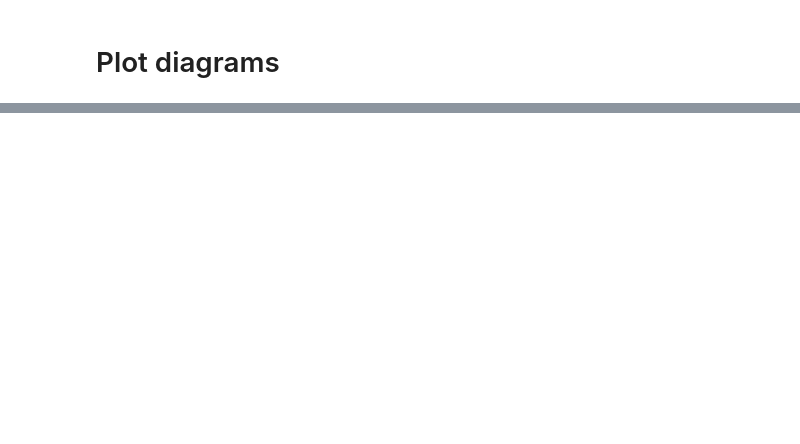
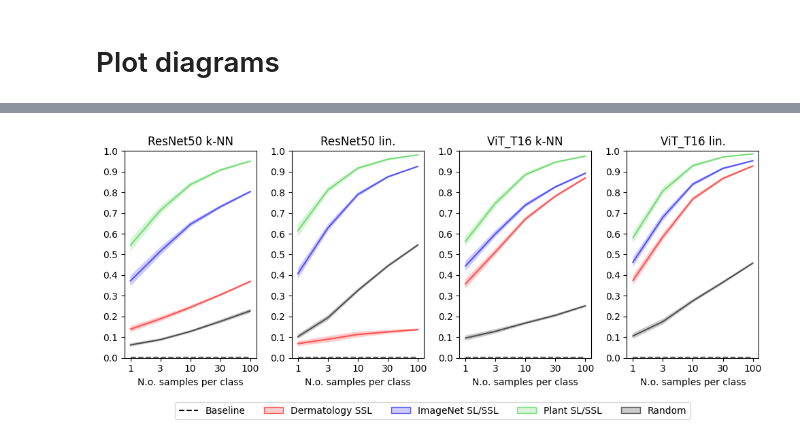
Before and after one commit to AlexanderPeter/thesis, a Jupyter notebook: code/23_plot_subsampling_scores.ipynb, the cells around one changed output, grey strips where cells are left out. Saved outputs shown, nothing was run; the diff lists cells and outputs as text; code cells hidden in the pictures; blank space fills up the shorter version.

```diff
--- a/code/23_plot_subsampling_scores.ipynb
+++ b/code/23_plot_subsampling_scores.ipynb
@@ -215,0 +19,5 @@ dtype: int64
+# %%
+path_f1_scores_grouped = "../results/f1_scores.csv"
+architectures = ["ResNet50", "ViT_T16"]
+x_axis_title = "N.o. samples per class"
+selected_index = 7
@@ -215,0 +100,13 @@ dtype: int64
+# %%
+column_order_number_of_samples = ["1", "3", "10", "30", "100", "None"]
+
+df_master = pd.read_csv(
+    path_f1_scores_grouped,
+    index_col=0,
+    dtype={
+        "number_of_samples": pd.CategoricalDtype(
+            categories=column_order_number_of_samples, ordered=True
+        )
+    },
+)
+df_master.head(n=5)
@@ -215,0 +227,46 @@ dtype: int64
+# %%
+fig, axes = plt.subplots(
+    figsize=(10, 4),
+    nrows=1,
+    ncols=4,
+    squeeze=False,
+)
+
+legend_elements = {}
+plot_line_axis(
+    axes[0][0], "baseline", df_plot_3, legend_elements, architectures[0], baseline=True
+)
+plot_line_axis(
+    axes[0][1], "baseline", df_plot_3, legend_elements, architectures[0], baseline=True
+)
+plot_line_axis(
+    axes[0][0], f"{architectures[0]} k-NN", df_plot_1, legend_elements, architectures[0]
+)
+plot_line_axis(
+    axes[0][1], f"{architectures[0]} lin.", df_plot_2, legend_elements, architectures[0]
+)
+
+plot_line_axis(
+    axes[0][2], "baseline", df_plot_6, legend_elements, architectures[1], baseline=True
+)
+plot_line_axis(
+    axes[0][3], "baseline", df_plot_6, legend_elements, architectures[1], baseline=True
+)
+plot_line_axis(
+    axes[0][2], f"{architectures[1]} k-NN", df_plot_4, legend_elements, architectures[1]
+)
+plot_line_axis(
+    axes[0][3], f"{architectures[1]} lin.", df_plot_5, legend_elements, architectures[1]
+)
+
+fig.tight_layout()
+fig.legend(
+    handles=list(legend_elements.values()),
+    loc="upper center",
+    bbox_to_anchor=(0.5, 0),
+    ncol=len(legend_elements),
+)
+postfix = selected_downstream.lower().replace(" ", "_")
+plt.savefig(f"../images/lines_{postfix}.png", bbox_inches="tight")
+# %% [output]
+[figure, added]
```
Also changed, not shown: parts of 11 cells of this notebook, 15 other files.
